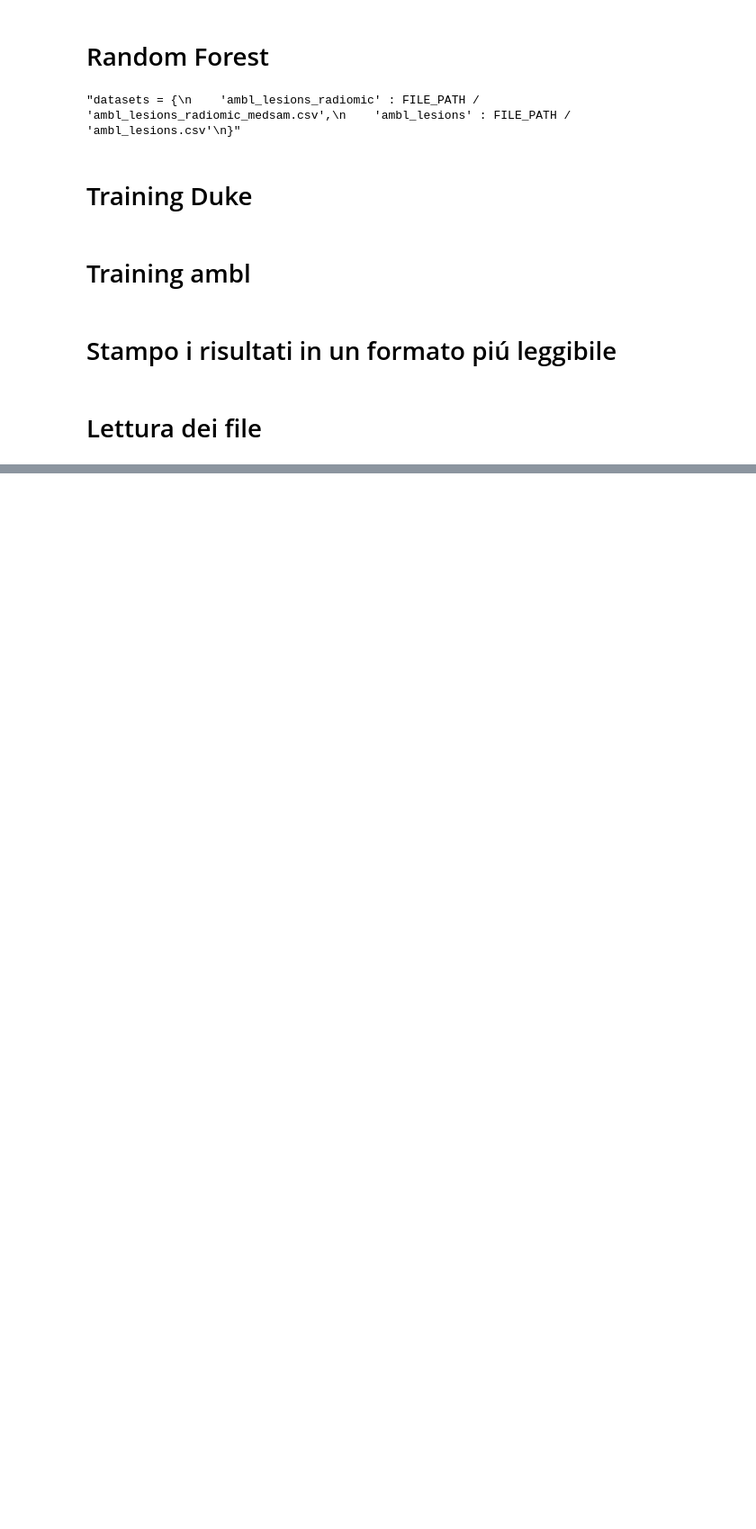
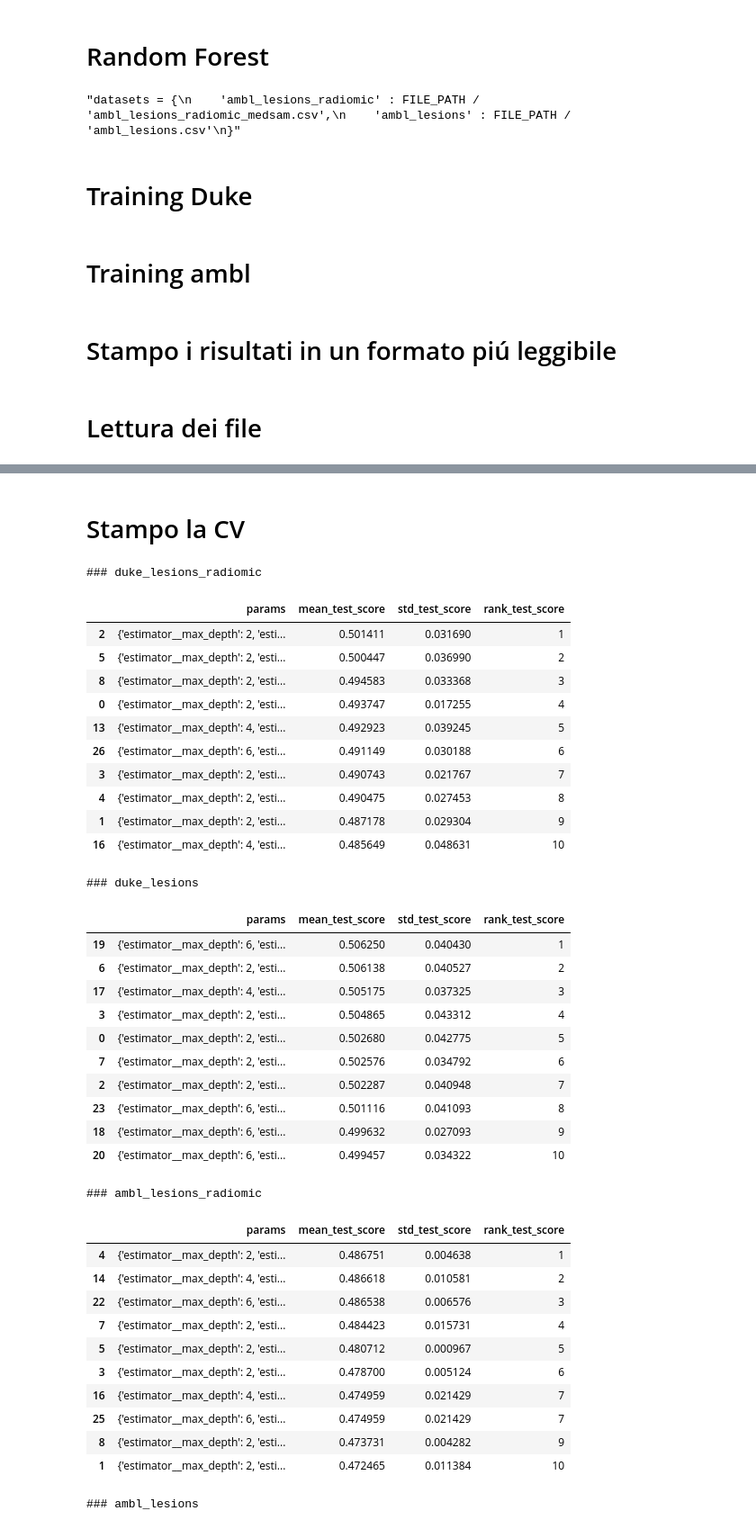
Before and after one commit to FrancescoDalCanto/BC-ML4, a Jupyter notebook: src/training/RandomForest.ipynb, the cells around one changed output, grey strips where cells are left out. Shown at 90% size. Cells and saved outputs as stored; diff of their text form; code cells hidden in the pictures; blank space fills up the shorter version.

Commit message:
stampo tutto per il debug, cv results ora in forma tabellare

```diff
--- a/src/training/RandomForest.ipynb
+++ b/src/training/RandomForest.ipynb
@@ -644 +648,54 @@ Metriche Fold 0
 ================================================================================
+# %% [markdown]
+# Stampo la CV
+# %%
+pd.set_option("display.max_colwidth", None)
+
+for name, res in results_per_dataset.items():
+    print(f"\n### {name}")
+
+    df = pd.DataFrame(res["cv_results"])
+
+    display(
+        df.sort_values("rank_test_score")[
+            ["params", "mean_test_score", "std_test_score", "rank_test_score"]
+        ].head(10)
+    )
+# %% [output]
+### duke_lesions_radiomic
+|  | params | mean_test_score | std_test_score | rank_test_score |
+| 2 | {'estimator__max_depth': 2, 'esti... | 0.501411 | 0.031690 | 1 |
+| 5 | {'estimator__max_depth': 2, 'esti... | 0.500447 | 0.036990 | 2 |
+| 8 | {'estimator__max_depth': 2, 'esti... | 0.494583 | 0.033368 | 3 |
+| 0 | {'estimator__max_depth': 2, 'esti... | 0.493747 | 0.017255 | 4 |
+| 13 | {'estimator__max_depth': 4, 'esti... | 0.492923 | 0.039245 | 5 |
+| 26 | {'estimator__max_depth': 6, 'esti... | 0.491149 | 0.030188 | 6 |
+| 3 | {'estimator__max_depth': 2, 'esti... | 0.490743 | 0.021767 | 7 |
+| 4 | {'estimator__max_depth': 2, 'esti... | 0.490475 | 0.027453 | 8 |
+| 1 | {'estimator__max_depth': 2, 'esti... | 0.487178 | 0.029304 | 9 |
+| 16 | {'estimator__max_depth': 4, 'esti... | 0.485649 | 0.048631 | 10 |
+### duke_lesions
+|  | params | mean_test_score | std_test_score | rank_test_score |
+| 19 | {'estimator__max_depth': 6, 'esti... | 0.506250 | 0.040430 | 1 |
+| 6 | {'estimator__max_depth': 2, 'esti... | 0.506138 | 0.040527 | 2 |
+| 17 | {'estimator__max_depth': 4, 'esti... | 0.505175 | 0.037325 | 3 |
+| 3 | {'estimator__max_depth': 2, 'esti... | 0.504865 | 0.043312 | 4 |
+| 0 | {'estimator__max_depth': 2, 'esti... | 0.502680 | 0.042775 | 5 |
+| 7 | {'estimator__max_depth': 2, 'esti... | 0.502576 | 0.034792 | 6 |
+| 2 | {'estimator__max_depth': 2, 'esti... | 0.502287 | 0.040948 | 7 |
+| 23 | {'estimator__max_depth': 6, 'esti... | 0.501116 | 0.041093 | 8 |
+| 18 | {'estimator__max_depth': 6, 'esti... | 0.499632 | 0.027093 | 9 |
+| 20 | {'estimator__max_depth': 6, 'esti... | 0.499457 | 0.034322 | 10 |
+### ambl_lesions_radiomic
+|  | params | mean_test_score | std_test_score | rank_test_score |
+| 4 | {'estimator__max_depth': 2, 'esti... | 0.486751 | 0.004638 | 1 |
+| 14 | {'estimator__max_depth': 4, 'esti... | 0.486618 | 0.010581 | 2 |
+| 22 | {'estimator__max_depth': 6, 'esti... | 0.486538 | 0.006576 | 3 |
+| 7 | {'estimator__max_depth': 2, 'esti... | 0.484423 | 0.015731 | 4 |
+| 5 | {'estimator__max_depth': 2, 'esti... | 0.480712 | 0.000967 | 5 |
+| 3 | {'estimator__max_depth': 2, 'esti... | 0.478700 | 0.005124 | 6 |
+| 16 | {'estimator__max_depth': 4, 'esti... | 0.474959 | 0.021429 | 7 |
+| 25 | {'estimator__max_depth': 6, 'esti... | 0.474959 | 0.021429 | 7 |
+| 8 | {'estimator__max_depth': 2, 'esti... | 0.473731 | 0.004282 | 9 |
+| 1 | {'estimator__max_depth': 2, 'esti... | 0.472465 | 0.011384 | 10 |
+### ambl_lesions
```
Also changed, not shown: parts of 4 cells of this notebook, 3 other files.
